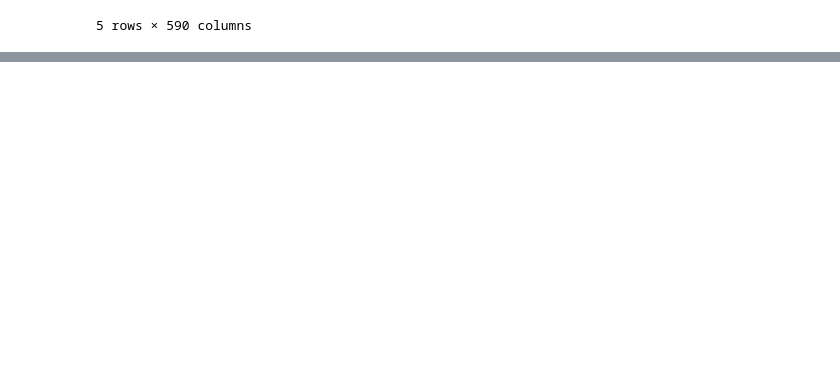
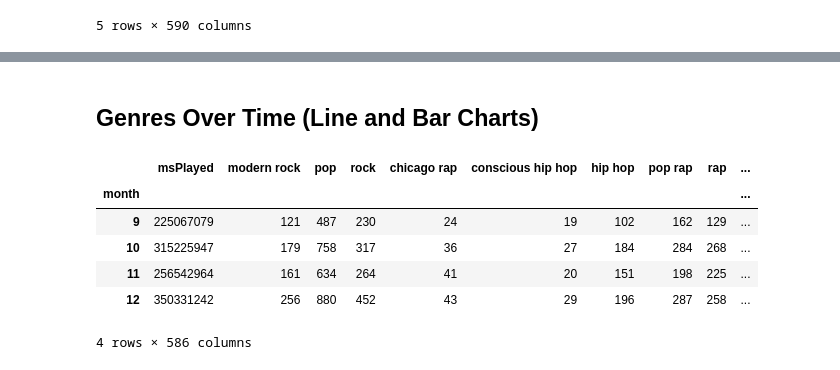
Before and after one commit to DuncanCarlmark/SpotifySummer2020, a Jupyter notebook: Genre Analysis.ipynb, the cells around one changed output, grey strips where cells are left out. Drawn from its saved outputs; the diff is of its cells as text; code cells hidden in the pictures; blank space fills up the shorter version.

```diff
--- a/Genre Analysis.ipynb
+++ b/Genre Analysis.ipynb
@@ -284,0 +320,12 @@ topGenres = pd.DataFrame({'genres':genres, 'totalPlay':genreTotals})
+# %% [markdown]
+## Genres Over Time (Line and Bar Charts)
+# %%
+df.groupby('month').sum()
+# %% [output]
+|  | msPlayed | modern rock | pop | rock | chicago rap | conscious hip hop | hip hop | pop rap | rap | ... |
+| month |  |  |  |  |  |  |  |  |  | ... |
+| 9 | 225067079 | 121 | 487 | 230 | 24 | 19 | 102 | 162 | 129 | ... |
+| 10 | 315225947 | 179 | 758 | 317 | 36 | 27 | 184 | 284 | 268 | ... |
+| 11 | 256542964 | 161 | 634 | 264 | 41 | 20 | 151 | 198 | 225 | ... |
+| 12 | 350331242 | 256 | 880 | 452 | 43 | 29 | 196 | 287 | 258 | ... |
+4 rows × 586 columns
```
Also changed, not shown: parts of 12 cells of this notebook, 28 other files.
